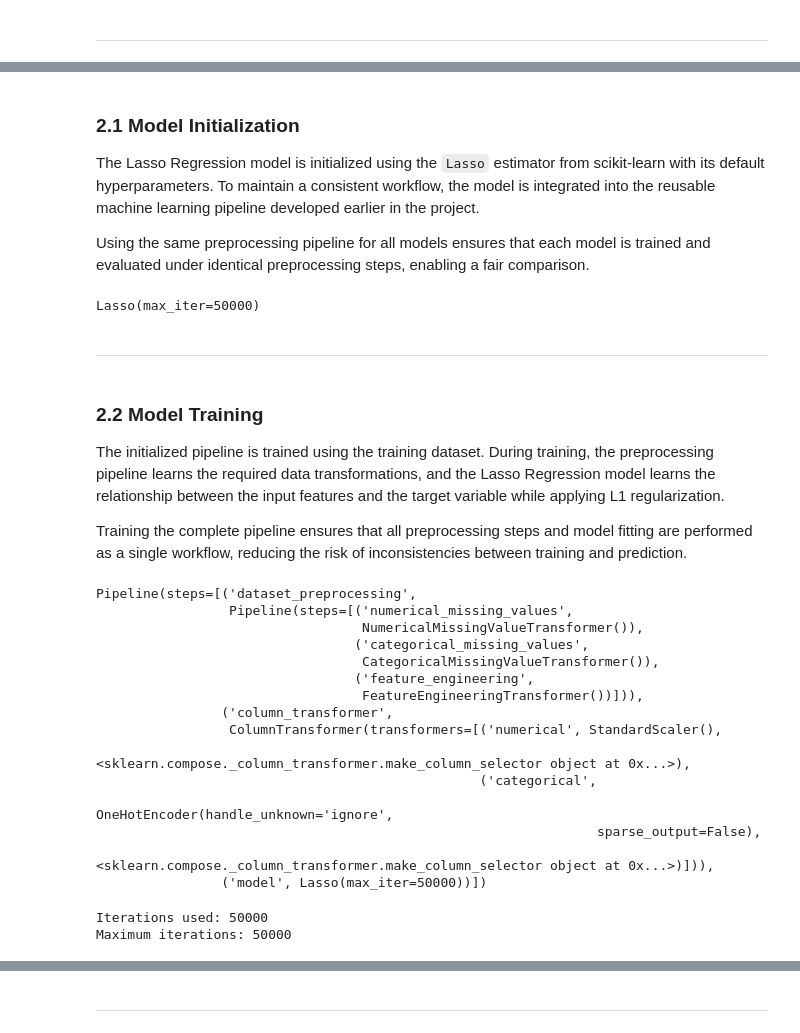
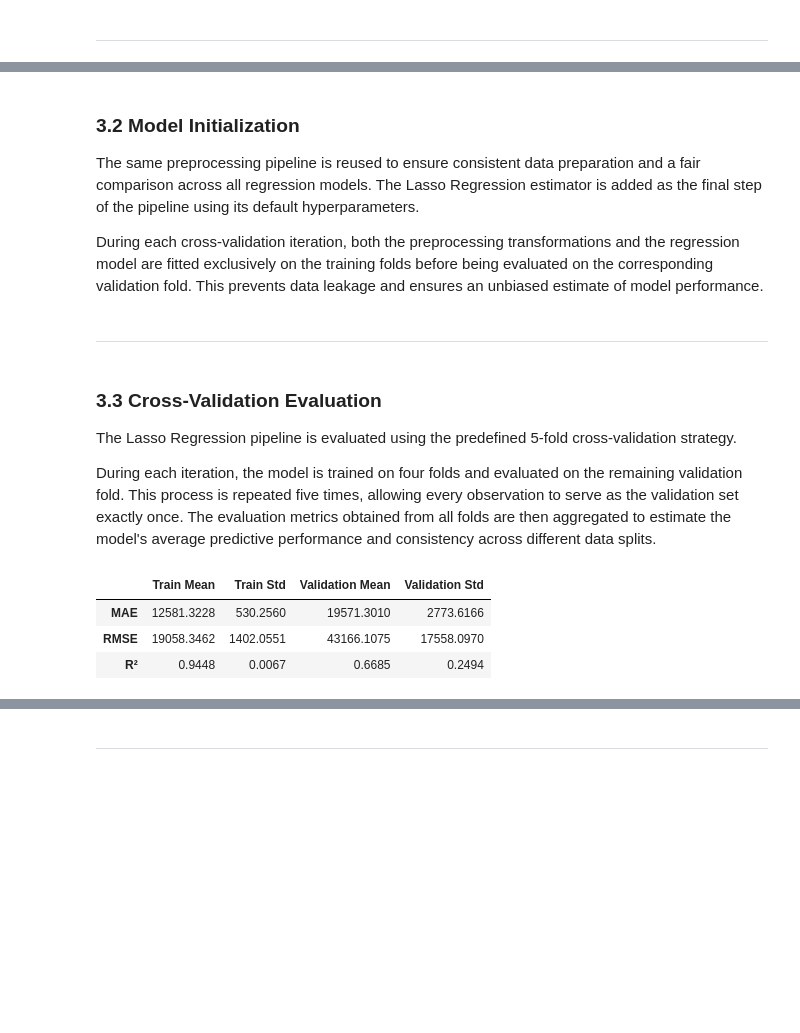
Before and after one commit to Hoshang-Warfade/House-Price-Predictor, a Jupyter notebook: notebooks/07_Model_Comparison.ipynb, the cells around one changed output, grey strips where cells are left out. Cells and saved outputs as stored; diff of their text form; code cells hidden in the pictures; blank space fills up the shorter version.

```diff
--- a/notebooks/07_Model_Comparison.ipynb
+++ b/notebooks/07_Model_Comparison.ipynb
@@ -399,50 +278,35 @@ The objectives of this section are to:
 # %% [markdown]
-### 2.1 Model Initialization
+### 3.2 Model Initialization
 
-The Lasso Regression model is initialized using the `Lasso` estimator from scikit-learn with its default hyperparameters. To maintain a consistent workflow, the model is integrated into the reusable machine learning pipeline developed earlier in the project.
+The same preprocessing pipeline is reused to ensure consistent data preparation and a fair comparison across all regression models. The Lasso Regression estimator is added as the final step of the pipeline using its default hyperparameters.
 
-Using the same preprocessing pipeline for all models ensures that each model is trained and evaluated under identical preprocessing steps, enabling a fair comparison.
+During each cross-validation iteration, both the preprocessing transformations and the regression model are fitted exclusively on the training folds before being evaluated on the corresponding validation fold. This prevents data leakage and ensures an unbiased estimate of model performance.
 # %%
 from sklearn.linear_model import Lasso
 
 lasso_pipeline = create_pipeline(
     Lasso(max_iter=50000)
 )
-
-lasso_pipeline.named_steps["model"]
-# %% [output]
-Lasso(max_iter=50000)
 # %% [markdown]
 ----
 # %% [markdown]
-### 2.2 Model Training
+### 3.3 Cross-Validation Evaluation
 
-The initialized pipeline is trained using the training dataset. During training, the preprocessing pipeline learns the required data transformations, and the Lasso Regression model learns the relationship between the input features and the target variable while applying L1 regularization.
+The Lasso Regression pipeline is evaluated using the predefined 5-fold cross-validation strategy.
 
-Training the complete pipeline ensures that all preprocessing steps and model fitting are performed as a single workflow, reducing the risk of inconsistencies between training and prediction.
+During each iteration, the model is trained on four folds and evaluated on the remaining validation fold. This process is repeated five times, allowing every observation to serve as the validation set exactly once. The evaluation metrics obtained from all folds are then aggregated to estimate the model's average predictive performance and consistency across different data splits.
 # %%
-lasso_pipeline.fit(X_train, y_train)
+lasso_cv_results = evaluate_cv_model(
+    pipeline=lasso_pipeline,
+    X=X_train,
+    y=y_train,
+    cv=cv,
+    scoring=scoring,
+)
+
+lasso_cv_results
 # %% [output]
-Pipeline(steps=[('dataset_preprocessing',
-                 Pipeline(steps=[('numerical_missing_values',
-                                  NumericalMissingValueTransformer()),
-                                 ('categorical_missing_values',
-                                  CategoricalMissingValueTransformer()),
-                                 ('feature_engineering',
-                                  FeatureEngineeringTransformer())])),
-                ('column_transformer',
-                 ColumnTransformer(transformers=[('numerical', StandardScaler(),
-                                                  <sklearn.compose._column_transformer.make_column_selector object at 0x...>),
-                                                 ('categorical',
-                                                  OneHotEncoder(handle_unknown='ignore',
-                                                                sparse_output=False),
-                                                  <sklearn.compose._column_transformer.make_column_selector object at 0x...>)])),
-                ('model', Lasso(max_iter=50000))])
+|  | Train Mean | Train Std | Validation Mean | Validation Std |
+| MAE | 12581.3228 | 530.2560 | 19571.3010 | 2773.6166 |
+| RMSE | 19058.3462 | 1402.0551 | 43166.1075 | 17558.0970 |
+| R² | 0.9448 | 0.0067 | 0.6685 | 0.2494 |
-# %%
-model = lasso_pipeline.named_steps["model"]
-
-print("Iterations used:", model.n_iter_)
-print("Maximum iterations:", model.max_iter)
-# %% [output]
-Iterations used: 50000
-Maximum iterations: 50000
```
Also changed, not shown: parts of 78 cells of this notebook, 1 other file.
